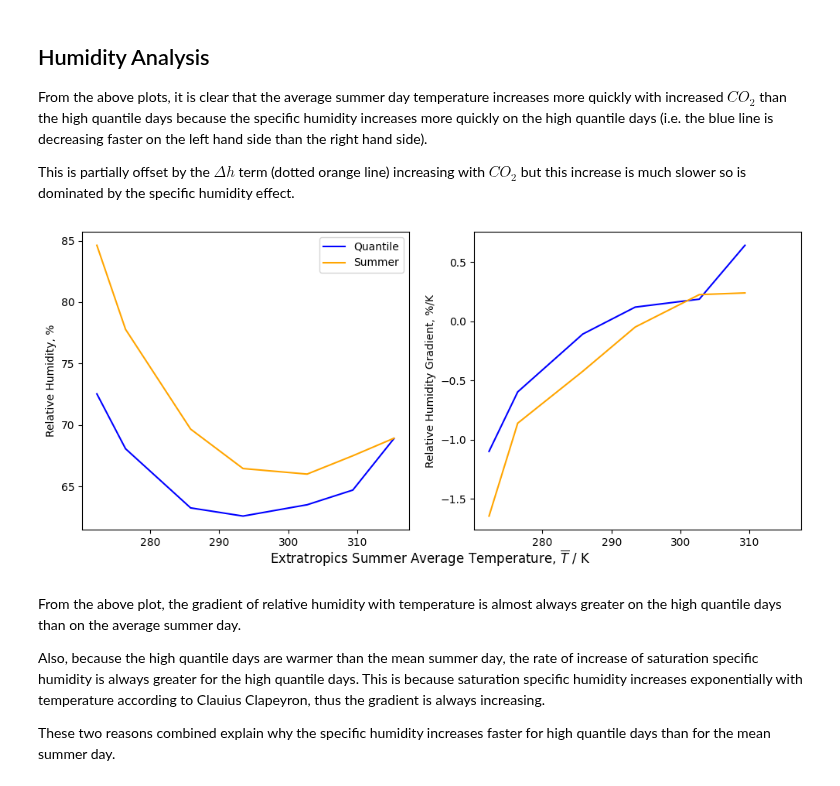
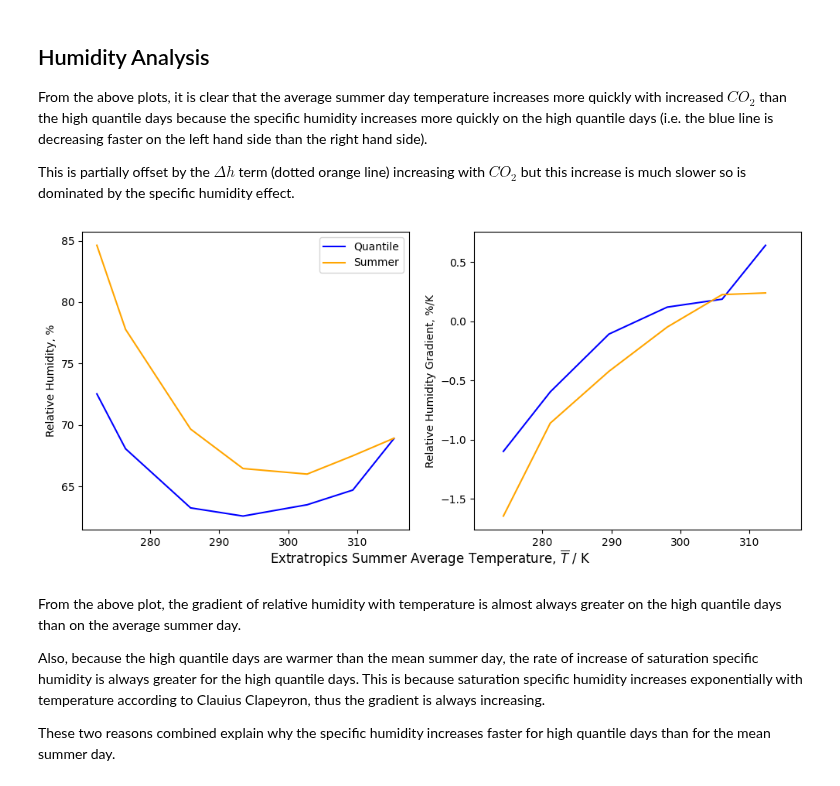
Before and after one commit to jduffield65/Isca, a Jupyter notebook: jobs/tau_sweep/aquaplanet/extratrop_extremes.ipynb, the cells around one changed output. Drawn from its saved outputs; the diff is of its cells as text; code cells hidden in the pictures.

```diff
--- a/jobs/tau_sweep/aquaplanet/extratrop_extremes.ipynb
+++ b/jobs/tau_sweep/aquaplanet/extratrop_extremes.ipynb
@@ -239,0 +246,17 @@ This differs for the extreme low and high temperatures from the actual temperatu
+# %%
+# Get gradient terms for high quantile days
+temp_quant_grad = np.ediff1d(temp_quant_av) / np.ediff1d(temp_summer_av)
+temp_quant_grad_terms = []
+for var in [h_mean_term, delta_h_term, z_term_quant, q_term_quant]:
+    temp_quant_grad_terms += [np.ediff1d(var) / np.ediff1d(temp_summer_av)]
+temp_quant_grad_sim = [sum(x) for x in zip(*temp_quant_grad_terms)]
+
+# Get gradient terms for summer day
+temp_summer_grad = np.ediff1d(temp_summer_av) / np.ediff1d(temp_summer_av)
+temp_summer_grad_terms = []
+for var in [h_mean_term, z_term_summer, q_term_summer]:
+    temp_summer_grad_terms += [np.ediff1d(var) / np.ediff1d(temp_summer_av)]
+
+def moving_average(x, w):
+    # Takes average over w consecutive values in x
+    return np.convolve(x, np.ones(w), 'valid') / w
@@ -244,25 +336,25 @@ From the above plots, it is clear that the average summer day temperature increa
 This is partially offset by the $\Delta h$ term (dotted orange line) increasing with $CO_2$ but this increase is much slower so is dominated by the specific humidity effect.
 # %%
 # Compute relative humidity
-p_total = float(ds_summer[0].phalf[-1]) * 100  # total atmospheric pressure
 rhum_quant = rh_from_sphum(np.asarray([ds_quant[i].sphum[-1] for i in range(n_exp)]), temp_quant_av, p_total)
 rhum_summer = rh_from_sphum(np.asarray([ds_summer[i].sphum[-1] for i in range(n_exp)]), temp_summer_av, p_total)
 
 rhum_quant_grad = np.ediff1d(rhum_quant) / np.ediff1d(temp_quant_av)
 rhum_summer_grad = np.ediff1d(rhum_summer) / np.ediff1d(temp_summer_av)
 
 fig, ax = plt.subplots(1,2, figsize=(12, 5), sharex=True)
 ax[0].plot(temp_summer_av, rhum_quant, color='b', label='Quantile')
 ax[0].plot(temp_summer_av, rhum_summer, color='orange', label='Summer')
 ax[0].legend()
 ax[0].set_ylabel('Relative Humidity, %')
 
-ax[1].plot(temp_summer_av[:-1], rhum_quant_grad, color='b', label='Quantile')
-ax[1].plot(temp_summer_av[:-1], rhum_summer_grad, color='orange', label='Summer')
+# X variable is mean between two temperatures used to compute the gradient
+ax[1].plot(moving_average(temp_summer_av, 2), rhum_quant_grad, color='b', label='Quantile')
+ax[1].plot(moving_average(temp_summer_av, 2), rhum_summer_grad, color='orange', label='Summer')
 ax[1].set_ylabel('Relative Humidity Gradient, %/K')
 fig.supxlabel(f'{region} '+'Summer Average Temperature, $\overline{T}$ / K');
 # %% [output]
-[figure, old version]
+[figure, new version]
 # %% [markdown]
 From the above plot, the gradient of relative humidity with temperature is almost always greater on the high quantile days than on the average summer day.
 
```
Also changed, not shown: parts of 8 cells of this notebook, 9 other files.
